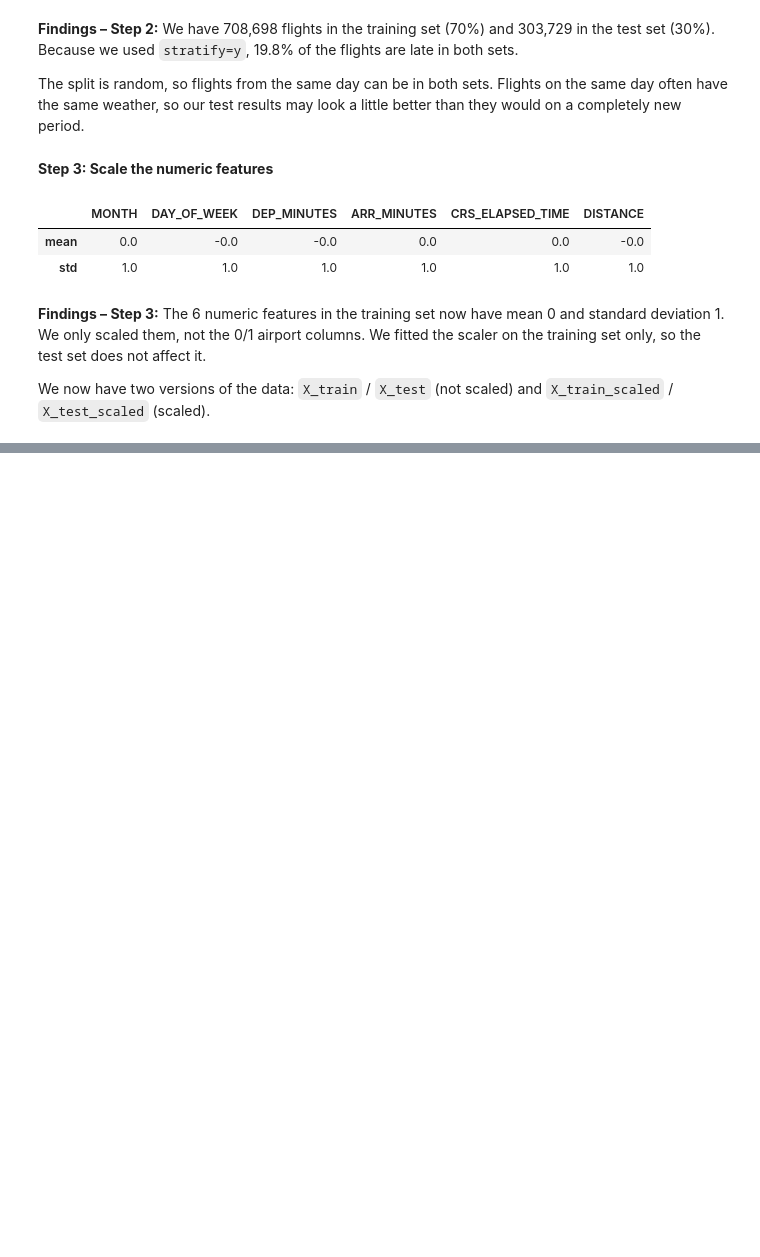
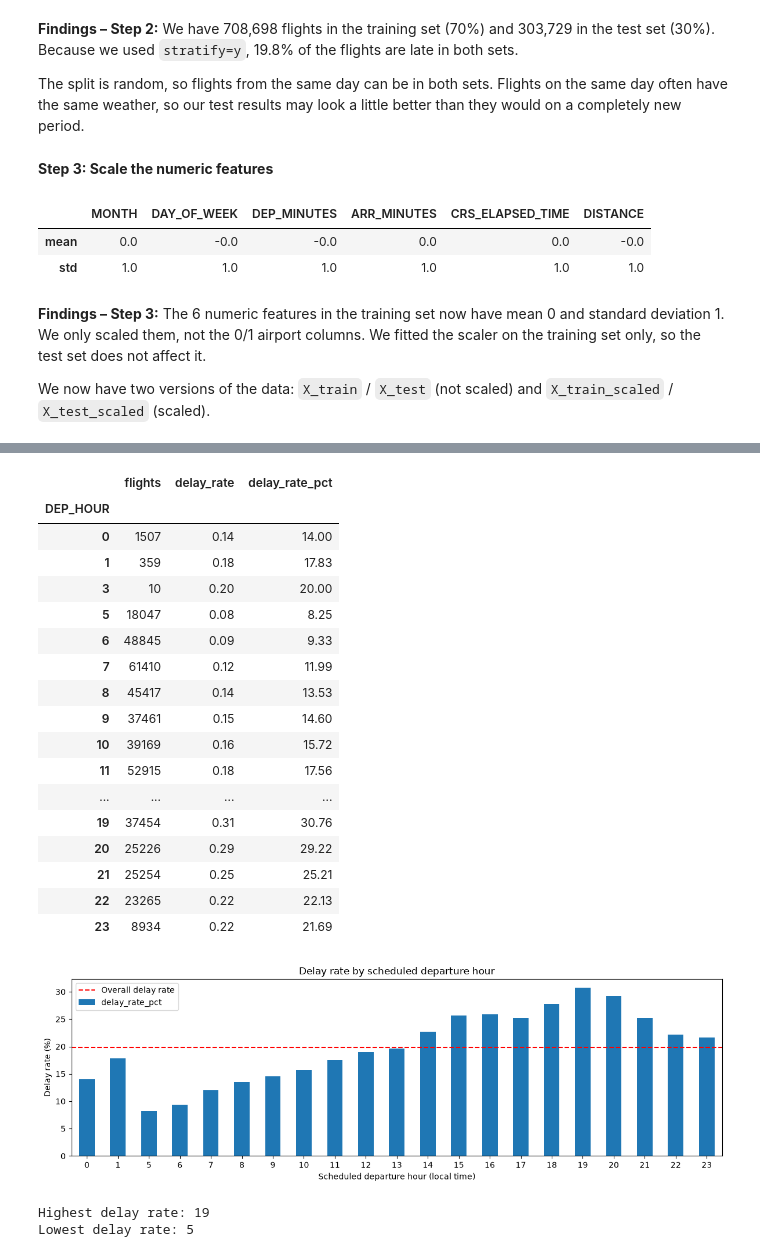
Before and after one commit to Malou100701/MachineLearning2026, a Jupyter notebook: flight_delay_analysis_starter.ipynb, the cells around one changed output, grey strips where cells are left out. Drawn from its saved outputs; the diff is of its cells as text; code cells hidden in the pictures; blank space fills up the shorter version.

```diff
--- a/flight_delay_analysis_starter.ipynb
+++ b/flight_delay_analysis_starter.ipynb
@@ -606,0 +789,54 @@ We now have two versions of the data: `X_train` / `X_test` (not scaled) and `X_t
+# %%
+hourly = eda.groupby("DEP_HOUR")["ARR_DEL15"].agg(
+    flights="size",
+    delay_rate="mean"
+)
+
+hourly["delay_rate_pct"] = hourly["delay_rate"] * 100
+
+display(hourly.round(2))
+
+# Only visualise hours with at least 100 flights
+hourly_plot = hourly[hourly["flights"] >= 100]
+
+hourly_plot["delay_rate_pct"].plot(
+    kind="bar", figsize=(12, 4)
+)
+
+plt.axhline(
+    overall_delay, color="red",
+    linestyle="--", label="Overall delay rate"
+)
+
+plt.title("Delay rate by scheduled departure hour")
+plt.xlabel("Scheduled departure hour (local time)")
+plt.ylabel("Delay rate (%)")
+plt.xticks(rotation=0)
+plt.legend()
+plt.tight_layout()
+plt.show()
+
+print("Highest delay rate:", hourly_plot["delay_rate_pct"].idxmax())
+print("Lowest delay rate:", hourly_plot["delay_rate_pct"].idxmin())
+# %% [output]
+|  | flights | delay_rate | delay_rate_pct |
+| DEP_HOUR |  |  |  |
+| 0 | 1507 | 0.14 | 14.00 |
+| 1 | 359 | 0.18 | 17.83 |
+| 3 | 10 | 0.20 | 20.00 |
+| 5 | 18047 | 0.08 | 8.25 |
+| 6 | 48845 | 0.09 | 9.33 |
+| 7 | 61410 | 0.12 | 11.99 |
+| 8 | 45417 | 0.14 | 13.53 |
+| 9 | 37461 | 0.15 | 14.60 |
+| 10 | 39169 | 0.16 | 15.72 |
+| 11 | 52915 | 0.18 | 17.56 |
+| ... | ... | ... | ... |
+| 19 | 37454 | 0.31 | 30.76 |
+| 20 | 25226 | 0.29 | 29.22 |
+| 21 | 25254 | 0.25 | 25.21 |
+| 22 | 23265 | 0.22 | 22.13 |
+| 23 | 8934 | 0.22 | 21.69 |
+[figure, added]
+Highest delay rate: 19
+Lowest delay rate: 5
```
Also changed, not shown: parts of 21 cells of this notebook.
